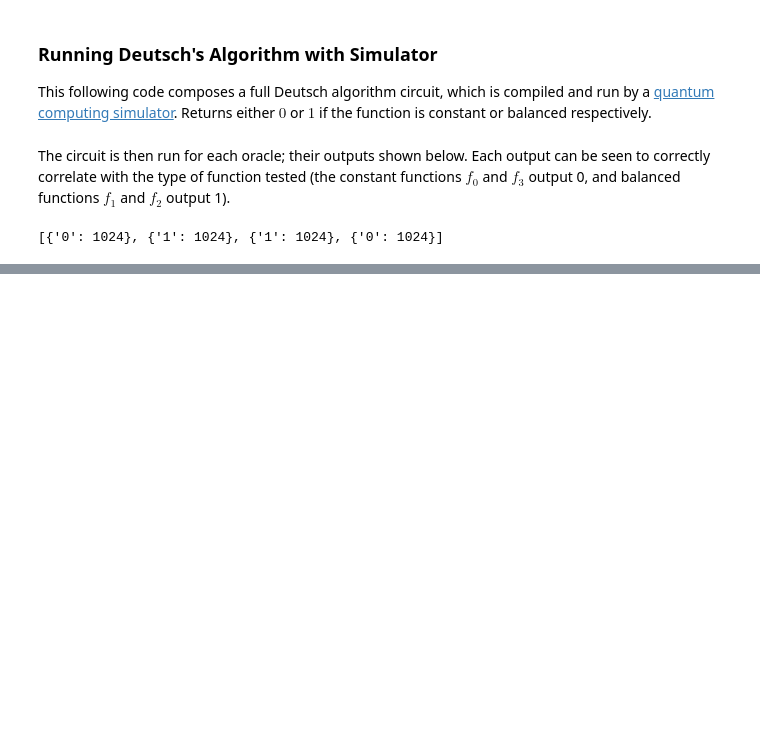
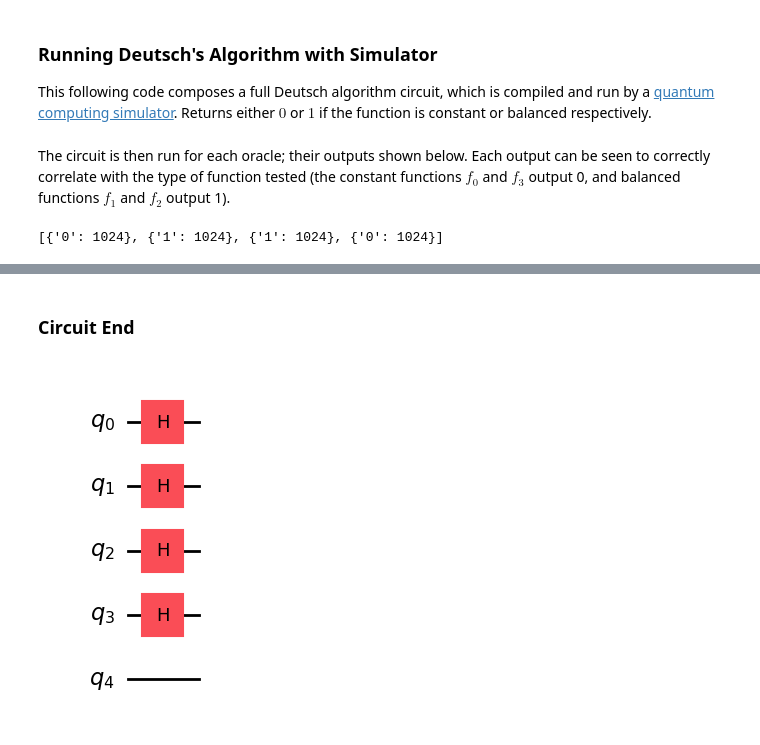
Before and after one commit to G00394925/emerging-technologies, a Jupyter notebook: problems.ipynb, the cells around one changed output, grey strips where cells are left out. Drawn from its saved outputs; the diff is of its cells as text; code cells hidden in the pictures; blank space fills up the shorter version.

```diff
--- a/problems.ipynb
+++ b/problems.ipynb
@@ -818,0 +919,11 @@ random.shuffle(functions)
+# %% [markdown]
+### Circuit End
+# %%
+dj_end = qiskit.QuantumCircuit(n + 1)
+
+# Apply final Hadamard gates to input qubits
+dj_end.h(range(n))
+
+dj_end.draw('mpl')
+# %% [output]
+[figure, added]
```
Also changed, not shown: parts of 22 cells of this notebook.
